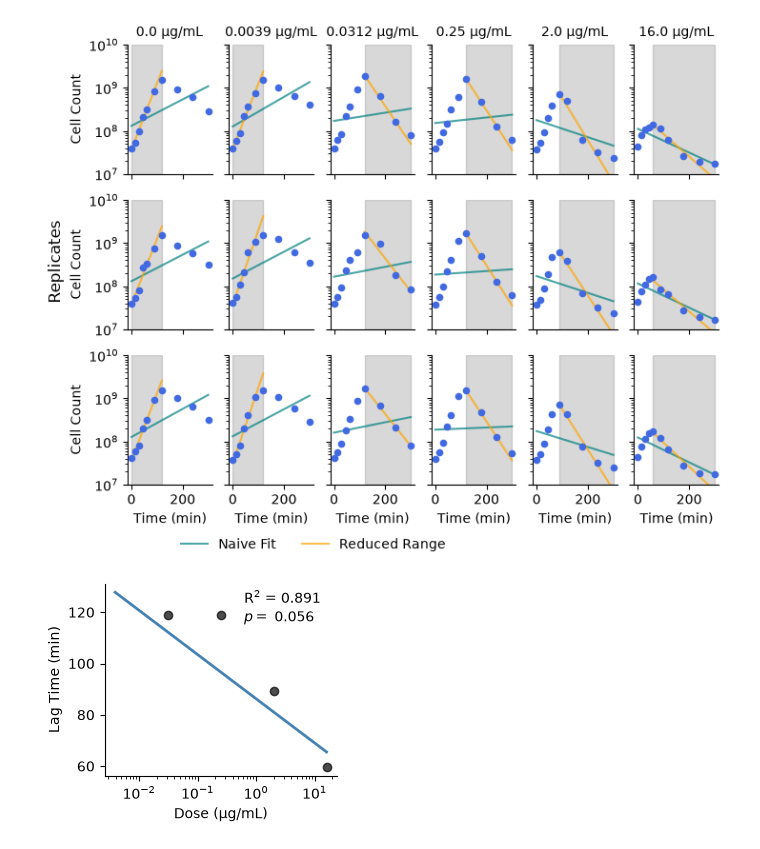
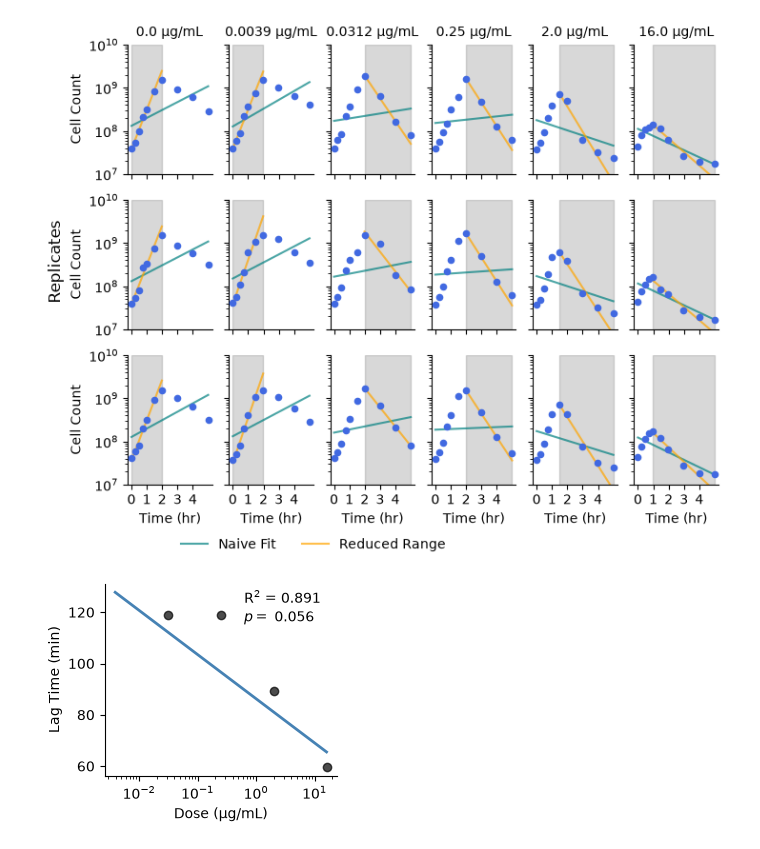
Before and after one commit to eshanking/time-kill-protocol, a Jupyter notebook: data/experiment_code/gr_est_statistical_comparison_Ecoli_CEF_07152026.ipynb, the cells around one changed output. Drawn from its saved outputs; the diff is of its cells as text; code cells hidden in the pictures.

```diff
--- a/data/experiment_code/gr_est_statistical_comparison_Ecoli_CEF_07152026.ipynb
+++ b/data/experiment_code/gr_est_statistical_comparison_Ecoli_CEF_07152026.ipynb
@@ -345,35 +345,38 @@ for key in cell_count_mean.keys():
 
 for ax in ax_list.flatten():
     ax.spines['right'].set_visible(False)
     ax.spines['top'].set_visible(False)
 
     # ax.set_yticks([])
     ax.set_yscale('log')
 
     ax.set_ylim(10**7,10**10)
 
+    ax.set_xticks([0, 60, 120, 180, 240])
+    ax.set_xticklabels([0,1,2,3,4])
+
 for ax in ax_list[:,0]:
     ax.set_ylabel('Cell Count')
 
 for ax in ax_list[-1,:]:
-    ax.set_xlabel('Time (min)')
+    ax.set_xlabel('Time (hr)')
 
 for key,i in enumerate(cell_count_mean.keys()):
     i = np.round(i,4)
     ax_list[0,key].set_title(str(i) + r' $\mathrm{\mu g/mL}$',fontsize=10)
 
 
 # get the unique legend elements
 handles, labels = ax_list[0,0].get_legend_handles_labels()
 by_label = dict(zip(labels, handles))
 fig.legend(by_label.values(), by_label.keys(), loc=[0.2,0],ncol=3,frameon=False)
 
 fig.text(0.02,0.5, 'Replicates', va='center', rotation='vertical',fontsize=12)
 
 fig.savefig('../../figures/raw_data_with_fit_Ecoli_CEF_07152026.tiff',
             bbox_inches='tight',dpi=300)
 # %% [output]
-[figure, old version]
+[figure, new version]
 # %%
 # determine dose-dependent lag
 import seaborn as sns
```
Also changed, not shown: 3 other files.
